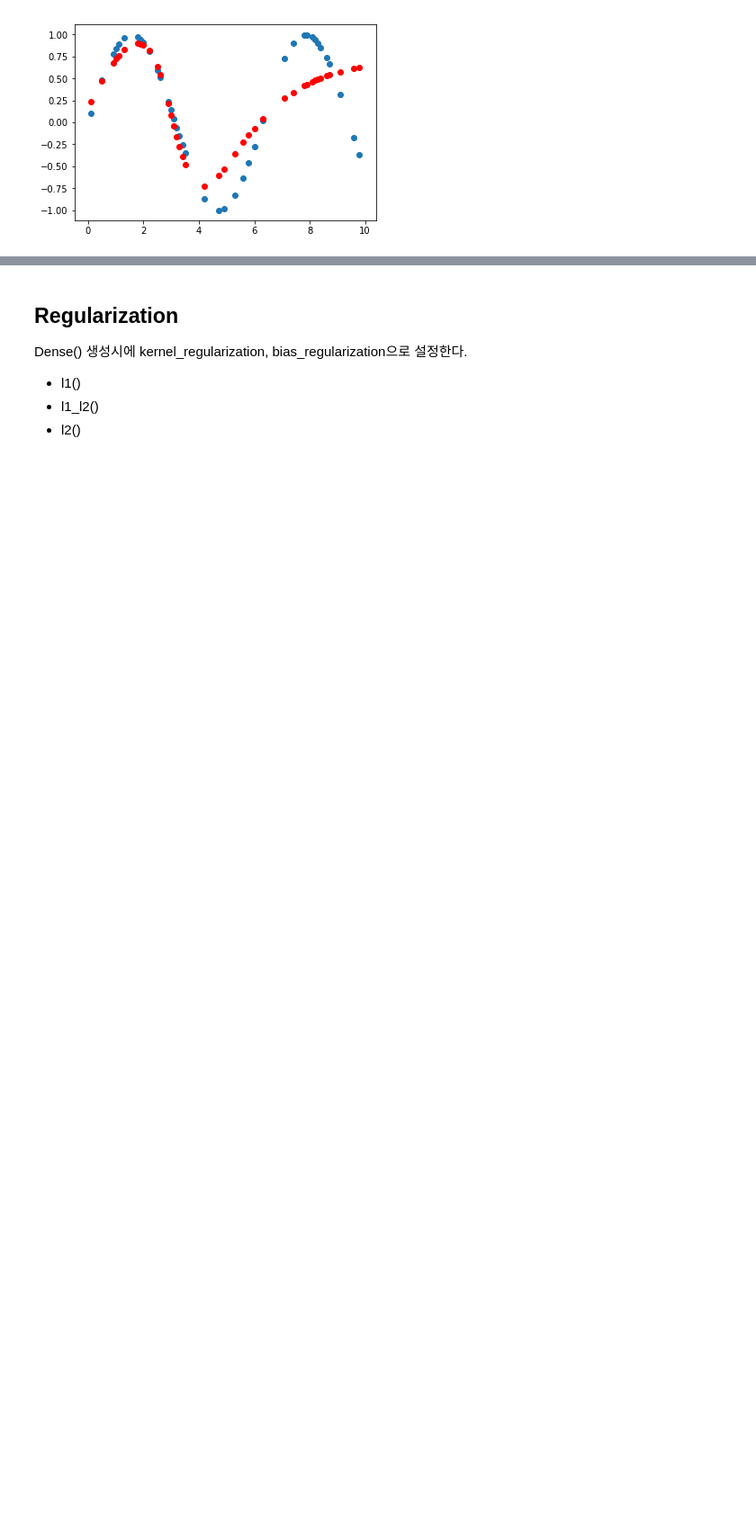
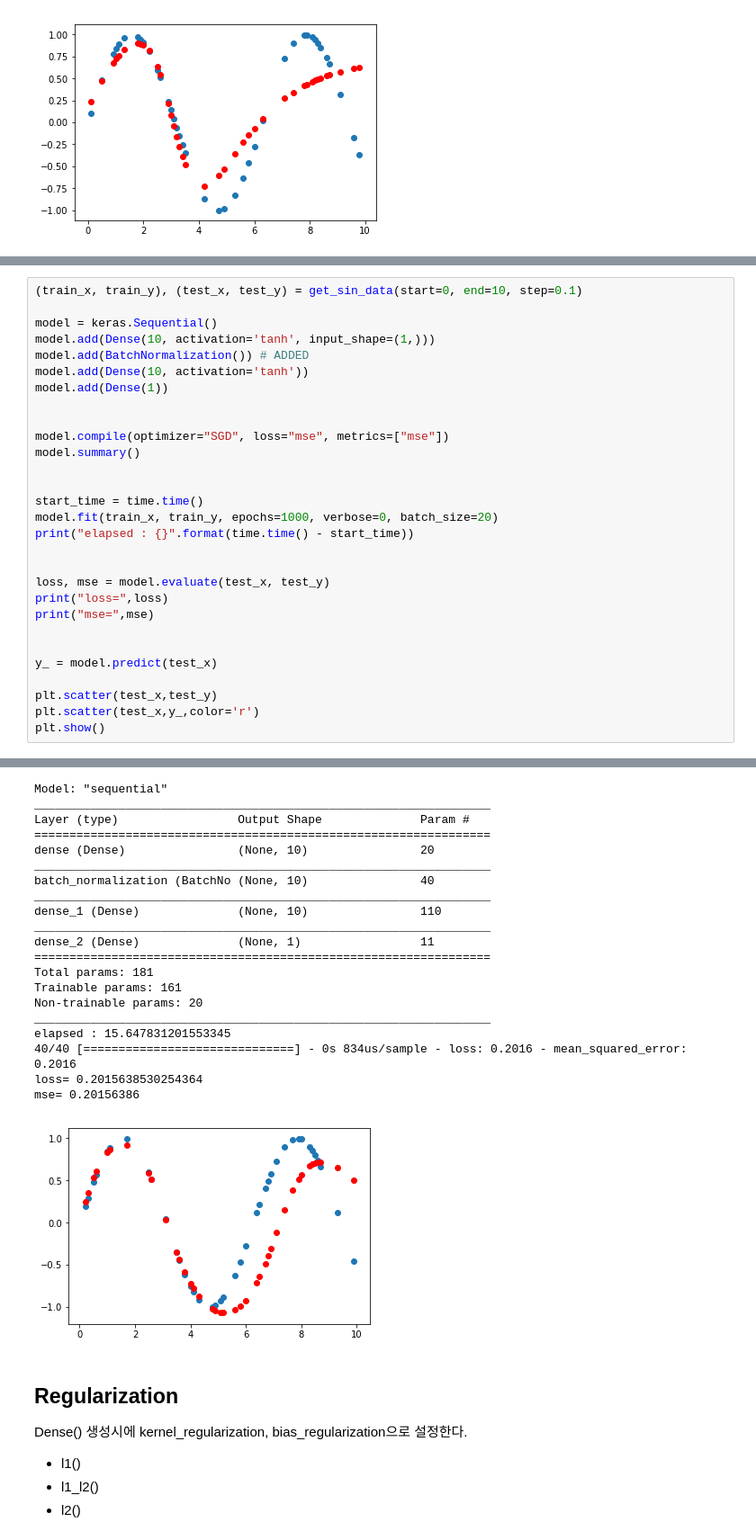
Before and after one commit to dhrim/cup_deeplearning_seminar, a Jupyter notebook: 교육자료/keras_and_dnn.ipynb, the cells around one changed output, grey strips where cells are left out. Shown at 90% size. Cells and saved outputs as stored; diff of their text form; blank space fills up the shorter version.

Commit message:
BatchNormalization 내용 추가

```diff
--- a/교육자료/keras_and_dnn.ipynb
+++ b/교육자료/keras_and_dnn.ipynb
@@ -1936,0 +1944,30 @@ mse= 0.11820217
+# %%
+(train_x, train_y), (test_x, test_y) = get_sin_data(start=0, end=10, step=0.1)
+
+model = keras.Sequential()
+model.add(Dense(10, activation='tanh', input_shape=(1,)))
+model.add(BatchNormalization()) # ADDED
+model.add(Dense(10, activation='tanh'))
+model.add(Dense(1))
+
+
+model.compile(optimizer="SGD", loss="mse", metrics=["mse"])
+model.summary()
+
+
+start_time = time.time()
+model.fit(train_x, train_y, epochs=1000, verbose=0, batch_size=20)
+print("elapsed : {}".format(time.time() - start_time))
+
+
+loss, mse = model.evaluate(test_x, test_y)
+print("loss=",loss)
+print("mse=",mse)
+
+
+y_ = model.predict(test_x)
+
+plt.scatter(test_x,test_y)
+plt.scatter(test_x,y_,color='r')
+plt.show()
+# %% [output]
@@ -1937,3 +1978,24 @@ mse= 0.11820217
+Model: "sequential"
+_________________________________________________________________
+Layer (type)                 Output Shape              Param #
+=================================================================
+dense (Dense)                (None, 10)                20
+_________________________________________________________________
+batch_normalization (BatchNo (None, 10)                40
+_________________________________________________________________
+dense_1 (Dense)              (None, 10)                110
+_________________________________________________________________
+dense_2 (Dense)              (None, 1)                 11
+=================================================================
+Total params: 181
+Trainable params: 161
+Non-trainable params: 20
+_________________________________________________________________
+elapsed : 15.647831201553345
+40/40 [==============================] - 0s 834us/sample - loss: 0.2016 - mean_squared_error: 0.2016
+loss= 0.2015638530254364
+mse= 0.20156386
+[figure, added]
 # %% [markdown]
 ## Regularization
 
```
Also changed, not shown: parts of 6 cells of this notebook, 1 other file.
